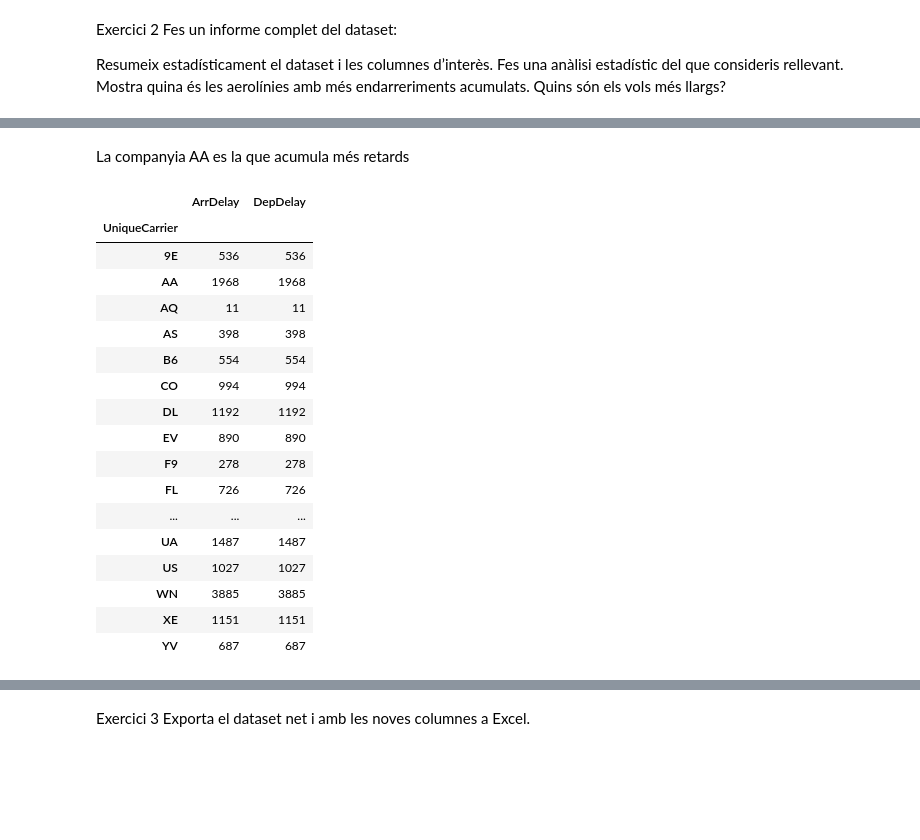
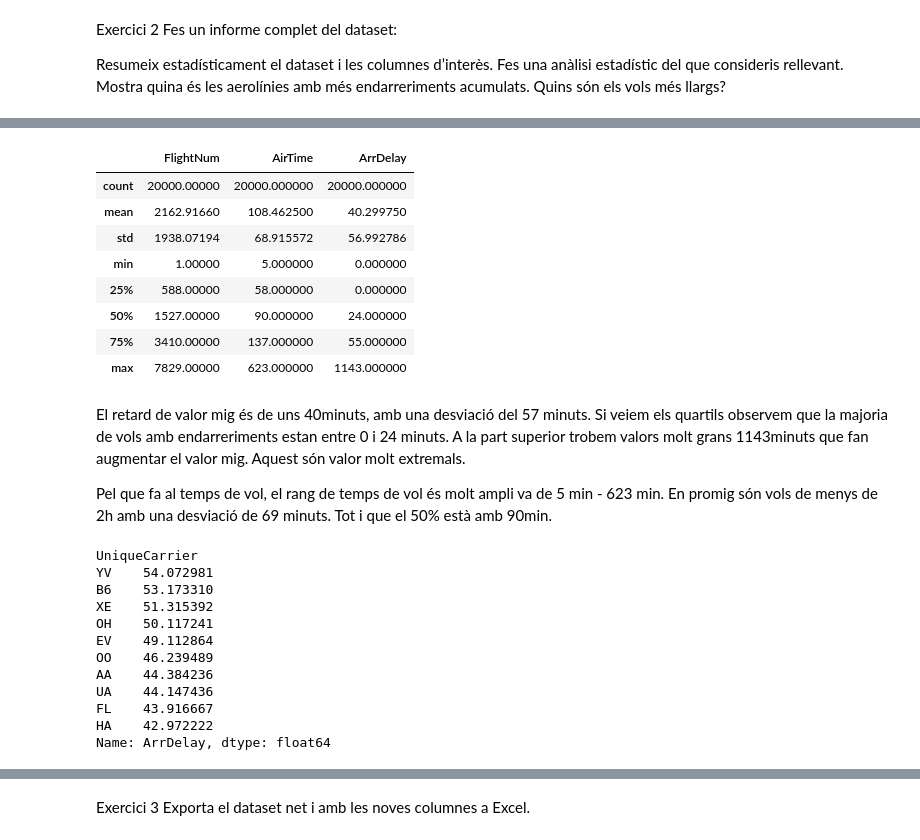
Before and after one commit to MariaAbb7/ProgramesCursPython_B2, a Jupyter notebook: Exercicis_Modul3_Pandas.ipynb, the cells around one changed output, grey strips where cells are left out. Drawn from its saved outputs; the diff is of its cells as text; code cells hidden in the pictures; blank space fills up the shorter version.

```diff
--- a/Exercicis_Modul3_Pandas.ipynb
+++ b/Exercicis_Modul3_Pandas.ipynb
@@ -114,0 +161,2 @@ df3.shape
+# %%
+df.ArrDelay[df["ArrDelay"]<15]=0
@@ -114,0 +168,3 @@ df3.shape
+# %%
+#agafo els no cancellats i no desviats
+df = df[(df.Cancelled == 0) & (df.Diverted == 0)]
@@ -114,0 +198,5 @@ df3.shape
+# %%
+#selecciono les columnes
+#doble corchete, sobre el mismo df
+df1 = df[["FlightNum","AirTime","ArrDelay","UniqueCarrier"]]
+df1.head()
@@ -114,0 +212,4 @@ df3.shape
+# %%
+#reduïm amb el random state 18 per fer-ho sempre igual
+df2=df1.sample(20000,random_state=18)
+df2.shape
@@ -256,23 +229,32 @@ df_retrasos
-# %% [markdown]
-La companyia AA es la que acumula més retards
-# %%
-df_retrasos.groupby("UniqueCarrier").count()
-# %% [output]
-|  | ArrDelay | DepDelay |
-| UniqueCarrier |  |  |
-| 9E | 536 | 536 |
-| AA | 1968 | 1968 |
-| AQ | 11 | 11 |
-| AS | 398 | 398 |
-| B6 | 554 | 554 |
-| CO | 994 | 994 |
-| DL | 1192 | 1192 |
-| EV | 890 | 890 |
-| F9 | 278 | 278 |
-| FL | 726 | 726 |
-| ... | ... | ... |
-| UA | 1487 | 1487 |
-| US | 1027 | 1027 |
-| WN | 3885 | 3885 |
-| XE | 1151 | 1151 |
-| YV | 687 | 687 |
+# %%
+df2.describe()
+# %% [output]
+|  | FlightNum | AirTime | ArrDelay |
+| count | 20000.00000 | 20000.000000 | 20000.000000 |
+| mean | 2162.91660 | 108.462500 | 40.299750 |
+| std | 1938.07194 | 68.915572 | 56.992786 |
+| min | 1.00000 | 5.000000 | 0.000000 |
+| 25% | 588.00000 | 58.000000 | 0.000000 |
+| 50% | 1527.00000 | 90.000000 | 24.000000 |
+| 75% | 3410.00000 | 137.000000 | 55.000000 |
+| max | 7829.00000 | 623.000000 | 1143.000000 |
+# %% [markdown]
+El retard de valor mig és de uns 40minuts, amb una desviació del 57 minuts. Si veiem els quartils observem que la majoria de vols amb endarreriments estan entre 0 i 24 minuts. A la part superior trobem valors molt grans 1143minuts que fan augmentar el valor mig. Aquest són valor molt extremals.
+
+Pel que fa al temps de vol, el rang de temps de vol és molt ampli va de 5 min - 623 min. En promig són vols de menys de 2h amb una desviació de 69 minuts. Tot i que el 50% està amb 90min.
+# %%
+#mitja del temps d'endarreriment
+df2.groupby("UniqueCarrier")["ArrDelay"].mean().sort_values(ascending=False).head(10)
+# %% [output]
+UniqueCarrier
+YV    54.072981
+B6    53.173310
+XE    51.315392
+OH    50.117241
+EV    49.112864
+OO    46.239489
+AA    44.384236
+UA    44.147436
+FL    43.916667
+HA    42.972222
+Name: ArrDelay, dtype: float64
```
Also changed, not shown: parts of 46 cells of this notebook.
